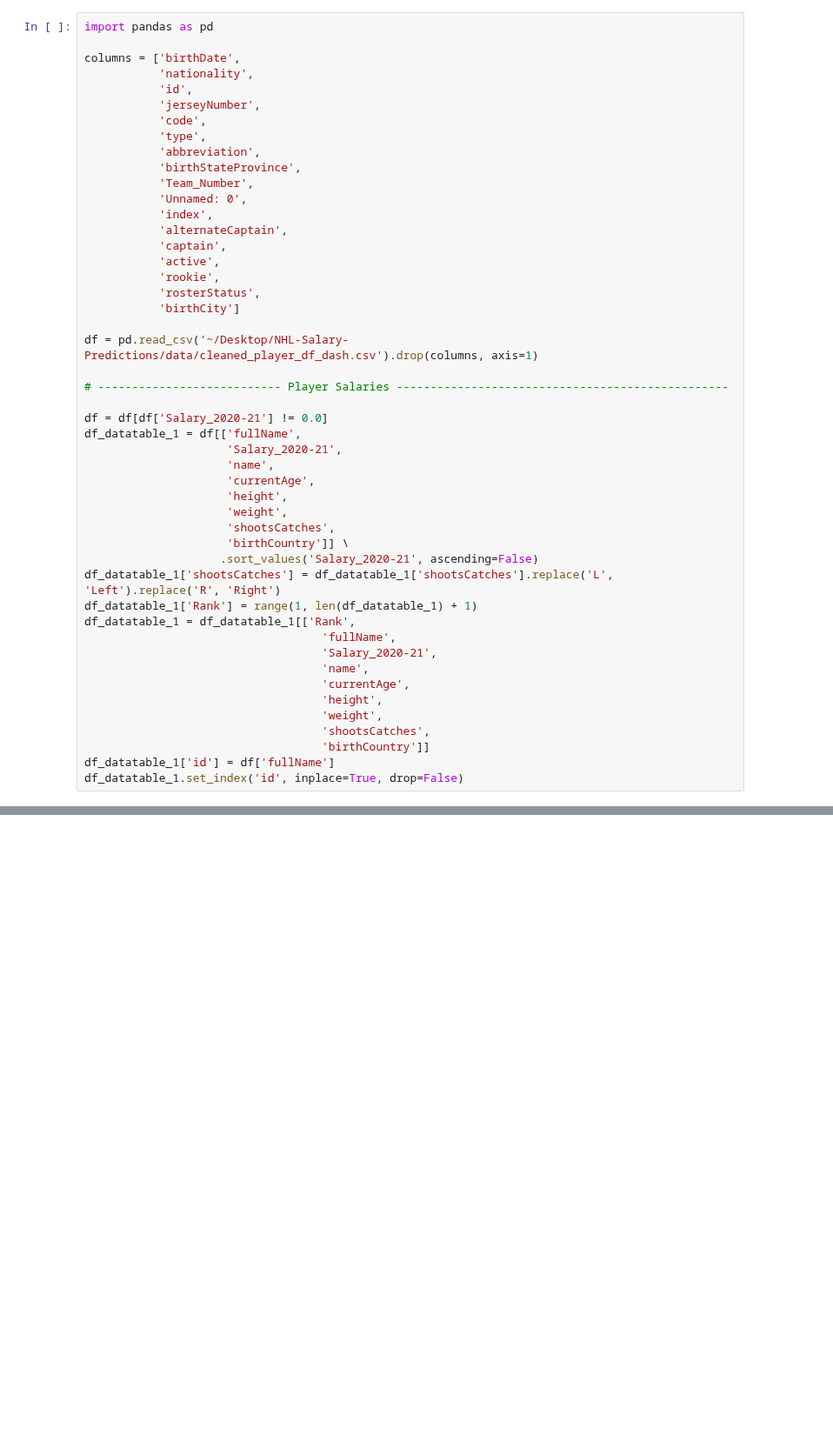
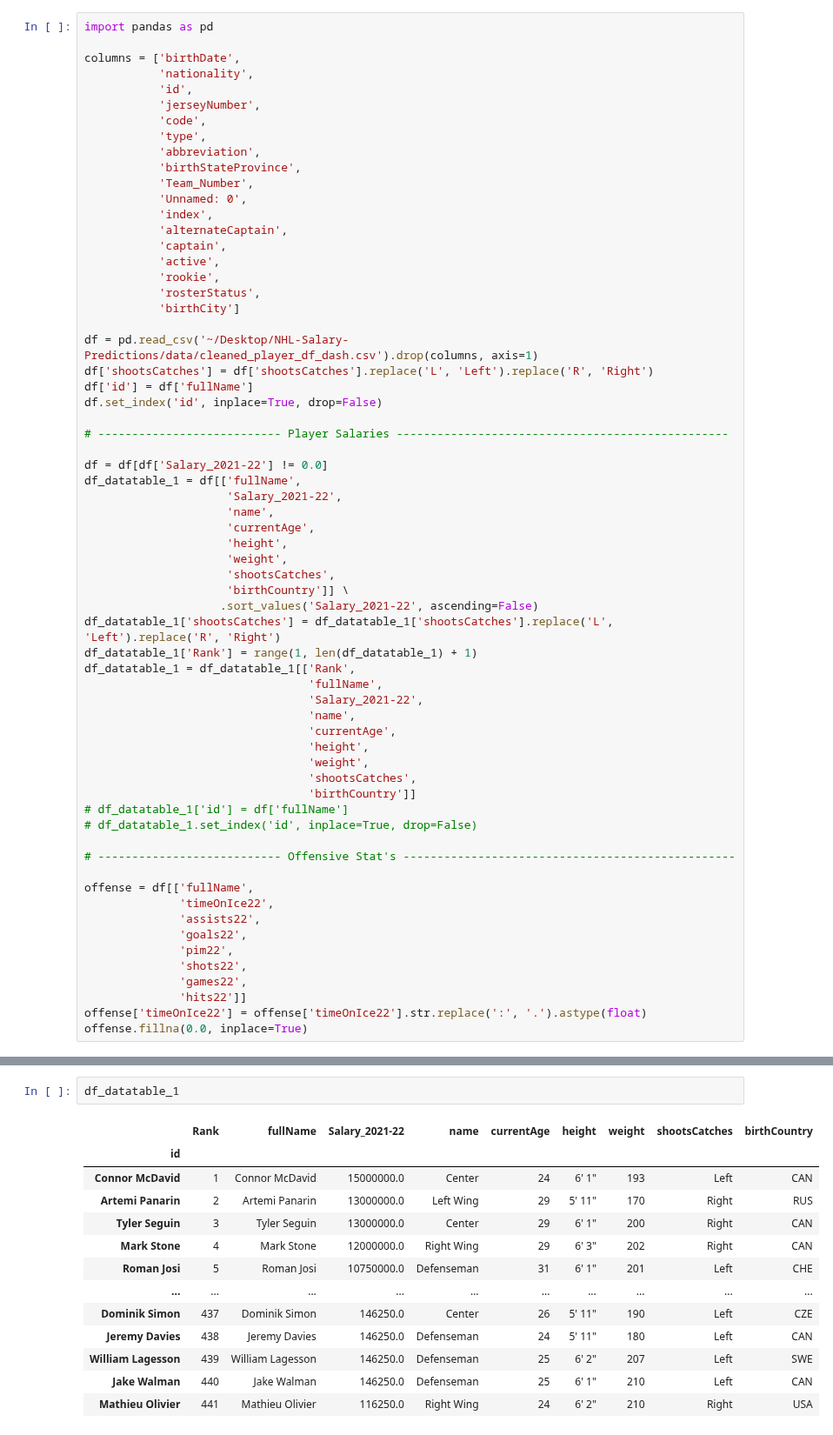
Before and after one commit to kyledufrane/NHL-Salary-Predictions, a Jupyter notebook: dash/plotly_dash.ipynb, the cells around one changed output, grey strips where cells are left out. Shown at 87% size. Saved outputs shown, nothing was run; the diff lists cells and outputs as text; blank space fills up the shorter version.

```diff
--- a/dash/plotly_dash.ipynb
+++ b/dash/plotly_dash.ipynb
@@ -20,29 +89,45 @@ columns = ['birthDate',
            'birthCity']
 
 df = pd.read_csv('~/Desktop/NHL-Salary-Predictions/data/cleaned_player_df_dash.csv').drop(columns, axis=1)
+df['shootsCatches'] = df['shootsCatches'].replace('L', 'Left').replace('R', 'Right')
+df['id'] = df['fullName']
+df.set_index('id', inplace=True, drop=False)
 
 # --------------------------- Player Salaries -------------------------------------------------
 
-df = df[df['Salary_2020-21'] != 0.0]
+df = df[df['Salary_2021-22'] != 0.0]
 df_datatable_1 = df[['fullName',
-                     'Salary_2020-21',
+                     'Salary_2021-22',
                      'name',
                      'currentAge',
                      'height',
                      'weight',
                      'shootsCatches',
                      'birthCountry']] \
-                    .sort_values('Salary_2020-21', ascending=False)
+                    .sort_values('Salary_2021-22', ascending=False)
 df_datatable_1['shootsCatches'] = df_datatable_1['shootsCatches'].replace('L', 'Left').replace('R', 'Right')
 df_datatable_1['Rank'] = range(1, len(df_datatable_1) + 1)
 df_datatable_1 = df_datatable_1[['Rank',
-                                   'fullName',
-                                   'Salary_2020-21',
-                                   'name',
-                                   'currentAge',
-                                   'height',
-                                   'weight',
-                                   'shootsCatches',
-                                   'birthCountry']]
-df_datatable_1['id'] = df['fullName']
-df_datatable_1.set_index('id', inplace=True, drop=False)
+                                 'fullName',
+                                 'Salary_2021-22',
+                                 'name',
+                                 'currentAge',
+                                 'height',
+                                 'weight',
+                                 'shootsCatches',
+                                 'birthCountry']]
+# df_datatable_1['id'] = df['fullName']
+# df_datatable_1.set_index('id', inplace=True, drop=False)
+
+# --------------------------- Offensive Stat's -------------------------------------------------
+
+offense = df[['fullName',
+              'timeOnIce22',
+              'assists22',
+              'goals22',
+              'pim22',
+              'shots22',
+              'games22',
+              'hits22']]
+offense['timeOnIce22'] = offense['timeOnIce22'].str.replace(':', '.').astype(float)
+offense.fillna(0.0, inplace=True)
@@ -210,0 +144,16 @@ df_14[df_14['Salary_2014-15'] != 0.0]
+# %%
+df_datatable_1
+# %% [output]
+|  | Rank | fullName | Salary_2021-22 | name | currentAge | height | weight | shootsCatches | birthCountry |
+| id |  |  |  |  |  |  |  |  |  |
+| Connor McDavid | 1 | Connor McDavid | 15000000.0 | Center | 24 | 6' 1" | 193 | Left | CAN |
+| Artemi Panarin | 2 | Artemi Panarin | 13000000.0 | Left Wing | 29 | 5' 11" | 170 | Right | RUS |
+| Tyler Seguin | 3 | Tyler Seguin | 13000000.0 | Center | 29 | 6' 1" | 200 | Right | CAN |
+| Mark Stone | 4 | Mark Stone | 12000000.0 | Right Wing | 29 | 6' 3" | 202 | Right | CAN |
+| Roman Josi | 5 | Roman Josi | 10750000.0 | Defenseman | 31 | 6' 1" | 201 | Left | CHE |
+| ... | ... | ... | ... | ... | ... | ... | ... | ... | ... |
+| Dominik Simon | 437 | Dominik Simon | 146250.0 | Center | 26 | 5' 11" | 190 | Left | CZE |
+| Jeremy Davies | 438 | Jeremy Davies | 146250.0 | Defenseman | 24 | 5' 11" | 180 | Left | CAN |
+| William Lagesson | 439 | William Lagesson | 146250.0 | Defenseman | 25 | 6' 2" | 207 | Left | SWE |
+| Jake Walman | 440 | Jake Walman | 146250.0 | Defenseman | 25 | 6' 1" | 210 | Left | CAN |
+| Mathieu Olivier | 441 | Mathieu Olivier | 116250.0 | Right Wing | 24 | 6' 2" | 210 | Right | USA |
```
Also changed, not shown: parts of 18 cells of this notebook, 8 other files.
